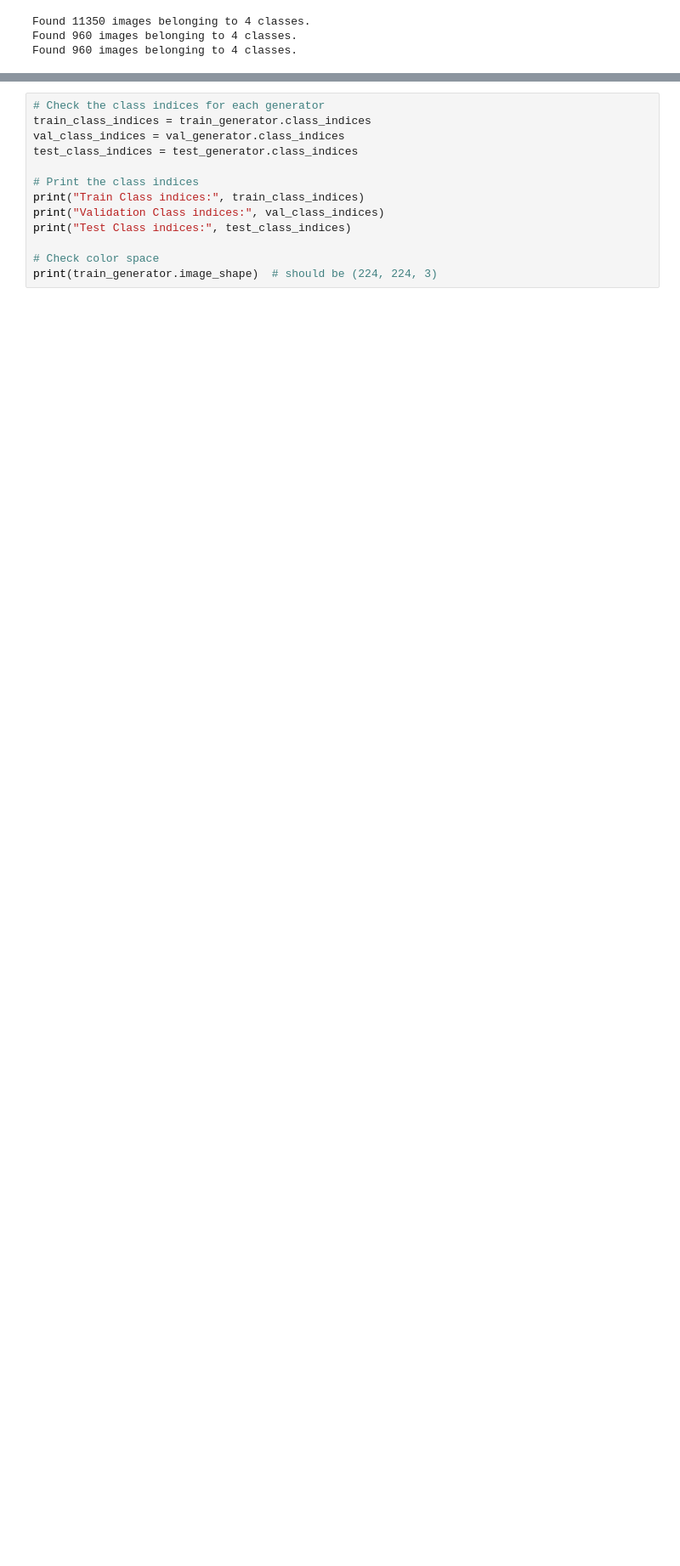
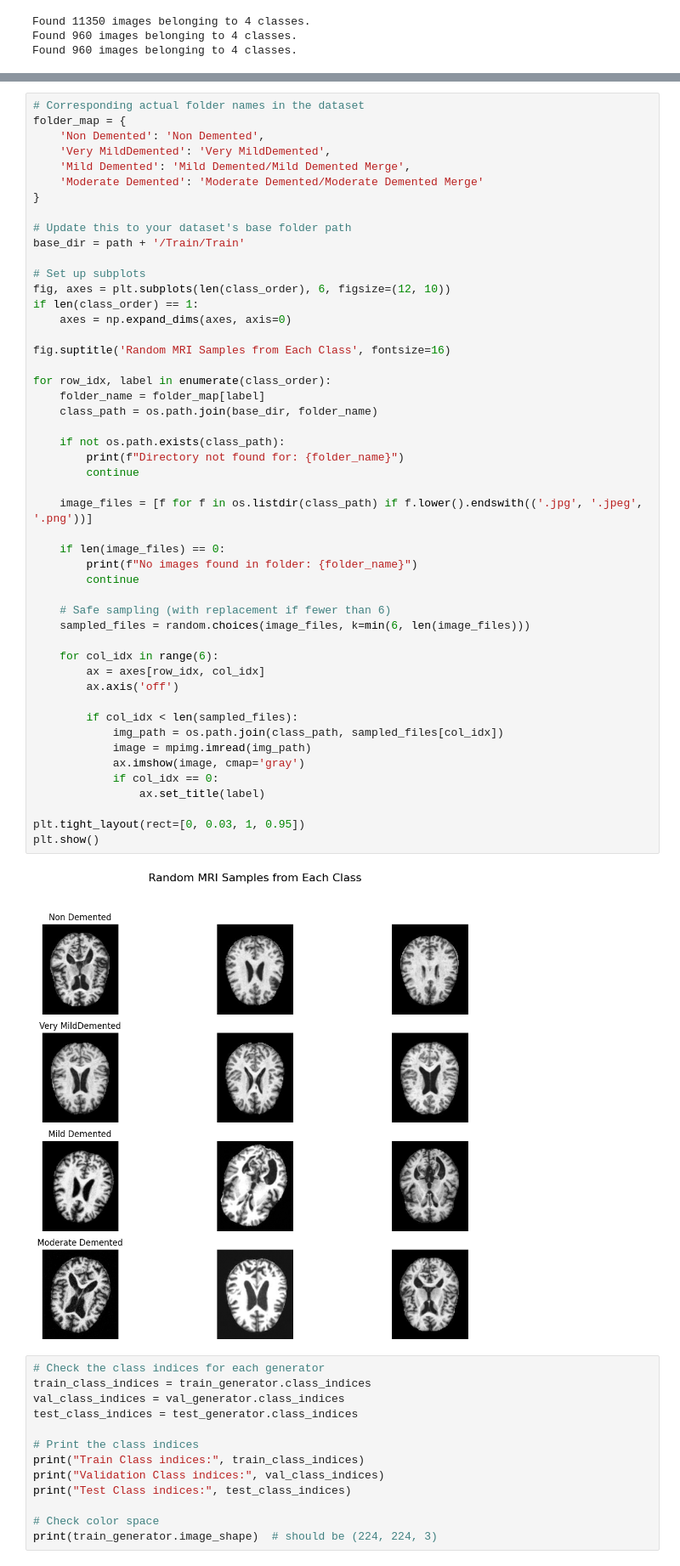
Before and after one commit to AIBC2024/Group2_Project3_AI_Chatbot, a Jupyter notebook: MRI_dementia_classification_CNN.ipynb, the cells around one changed output, grey strips where cells are left out. Shown at 85% size. Saved outputs shown, nothing was run; the diff lists cells and outputs as text; blank space fills up the shorter version.

```diff
--- a/MRI_dementia_classification_CNN.ipynb
+++ b/MRI_dementia_classification_CNN.ipynb
@@ -103,3 +107,54 @@ Found 960 images belonging to 4 classes.
+# %%
+# Corresponding actual folder names in the dataset
+folder_map = {
+    'Non Demented': 'Non Demented',
+    'Very MildDemented': 'Very MildDemented',
+    'Mild Demented': 'Mild Demented/Mild Demented Merge',
+    'Moderate Demented': 'Moderate Demented/Moderate Demented Merge'
+}
+
+# Update this to your dataset's base folder path
+base_dir = path + '/Train/Train'
+
+# Set up subplots
+fig, axes = plt.subplots(len(class_order), 6, figsize=(12, 10))
+if len(class_order) == 1:
+    axes = np.expand_dims(axes, axis=0)
+
+fig.suptitle('Random MRI Samples from Each Class', fontsize=16)
+
+for row_idx, label in enumerate(class_order):
+    folder_name = folder_map[label]
+    class_path = os.path.join(base_dir, folder_name)
+
+    if not os.path.exists(class_path):
+        print(f"Directory not found for: {folder_name}")
+        continue
+
+    image_files = [f for f in os.listdir(class_path) if f.lower().endswith(('.jpg', '.jpeg', '.png'))]
+
+    if len(image_files) == 0:
+        print(f"No images found in folder: {folder_name}")
+        continue
+
+    # Safe sampling (with replacement if fewer than 6)
+    sampled_files = random.choices(image_files, k=min(6, len(image_files)))
+
+    for col_idx in range(6):
+        ax = axes[row_idx, col_idx]
+        ax.axis('off')
+
+        if col_idx < len(sampled_files):
+            img_path = os.path.join(class_path, sampled_files[col_idx])
+            image = mpimg.imread(img_path)
+            ax.imshow(image, cmap='gray')
+            if col_idx == 0:
+                ax.set_title(label)
+
+plt.tight_layout(rect=[0, 0.03, 1, 0.95])
+plt.show()
+# %% [output]
+[figure, added]
 # %%
 # Check the class indices for each generator
 train_class_indices = train_generator.class_indices
```
Also changed, not shown: parts of 2 cells of this notebook, 1 other file.
